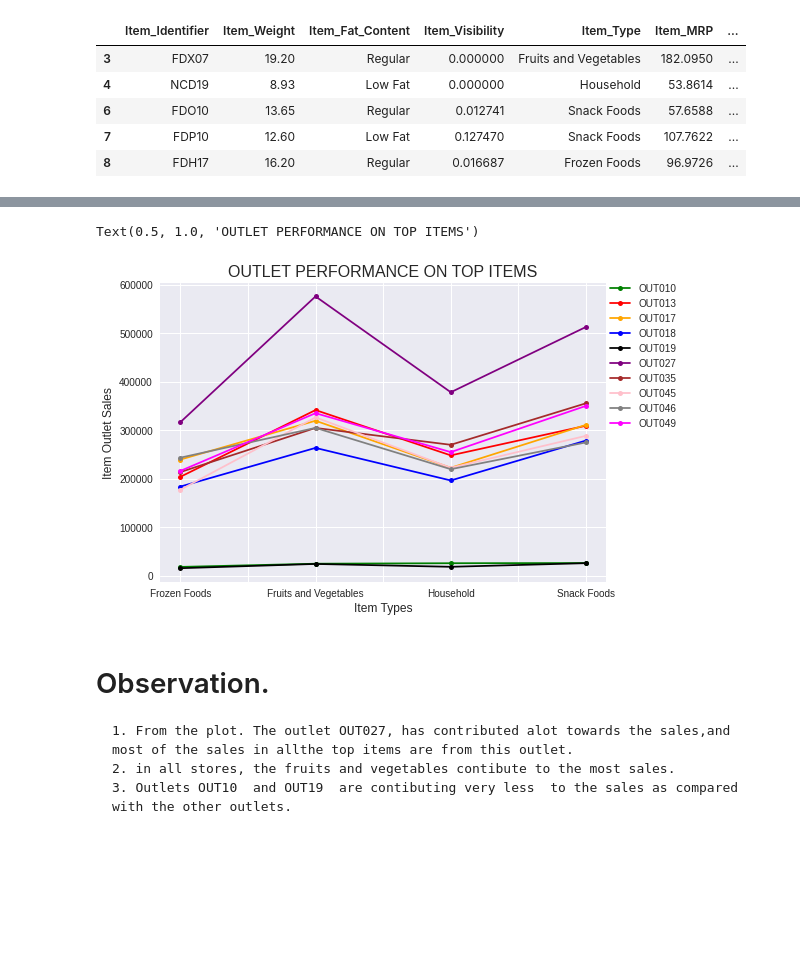
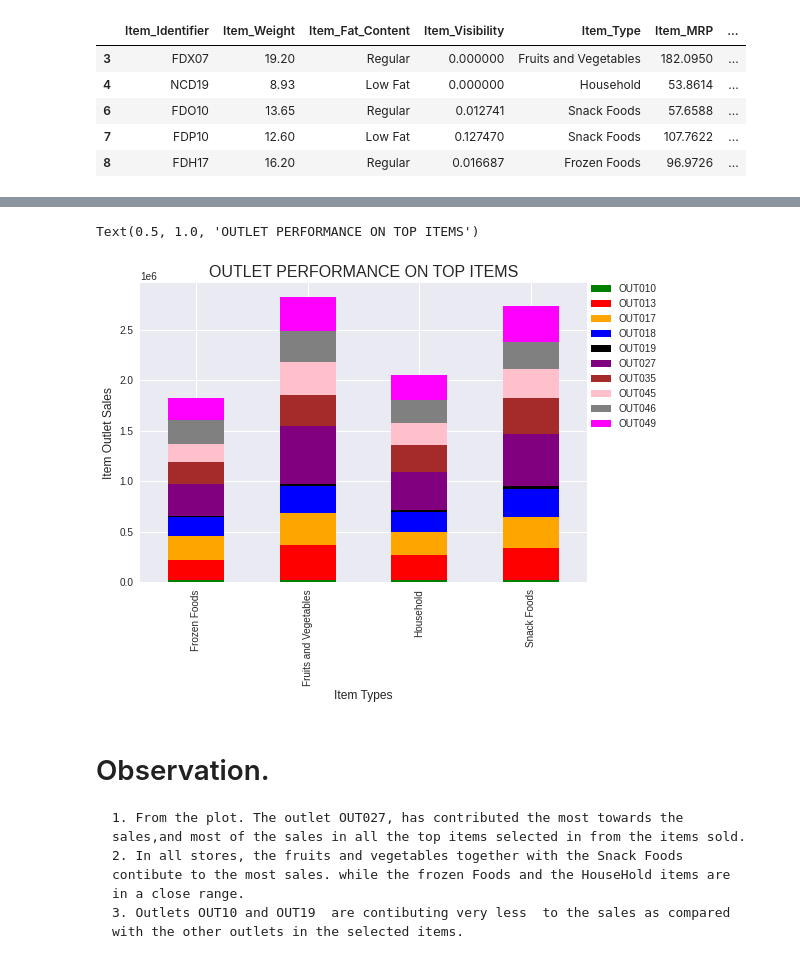
Before and after one commit to imugagga/Sales-Predictions---JFood-Sores, a Jupyter notebook: Sales_Predictions_Mugagga_Innocent.ipynb, the cells around one changed output, grey strips where cells are left out. Saved outputs shown, nothing was run; the diff lists cells and outputs as text; code cells hidden in the pictures; blank space fills up the shorter version.

```diff
--- a/Sales_Predictions_Mugagga_Innocent.ipynb
+++ b/Sales_Predictions_Mugagga_Innocent.ipynb
@@ -501,16 +501,16 @@ Pivot_table
 # %%
 # Make the style by default seaborn
 plt.style.use('seaborn')
-Pivot_table.plot(kind = 'line', marker = 'o', markersize = 5, color = ['Green','Red','Orange','Blue','Black','Purple','Brown','Pink','Grey','Magenta'])
+Pivot_table.plot(kind = 'bar', stacked=True, color = ['Green','Red','Orange','Blue','Black','Purple','Brown','Pink','Grey','Magenta'])
 plt.legend(loc=[1,0.5])
 plt.xlabel('Item Types', fontsize = 12)
 plt.ylabel('Item Outlet Sales', fontsize = 12)
 plt.title('OUTLET PERFORMANCE ON TOP ITEMS', fontsize = 16)
 # %% [output]
 Text(0.5, 1.0, 'OUTLET PERFORMANCE ON TOP ITEMS')
-[figure, old version]
+[figure, new version]
 # %% [markdown]
 # Observation.
-    1. From the plot. The outlet OUT027, has contributed alot towards the sales,and most of the sales in allthe top items are from this outlet.
-    2. in all stores, the fruits and vegetables contibute to the most sales.
-    3. Outlets OUT10  and OUT19  are contibuting very less  to the sales as compared with the other outlets.
+    1. From the plot. The outlet OUT027, has contributed the most towards the sales,and most of the sales in all the top items selected in from the items sold.
+    2. In all stores, the fruits and vegetables together with the Snack Foods contibute to the most sales. while the frozen Foods and the HouseHold items are in a close range.
+    3. Outlets OUT10 and OUT19  are contibuting very less  to the sales as compared with the other outlets in the selected items.
```
